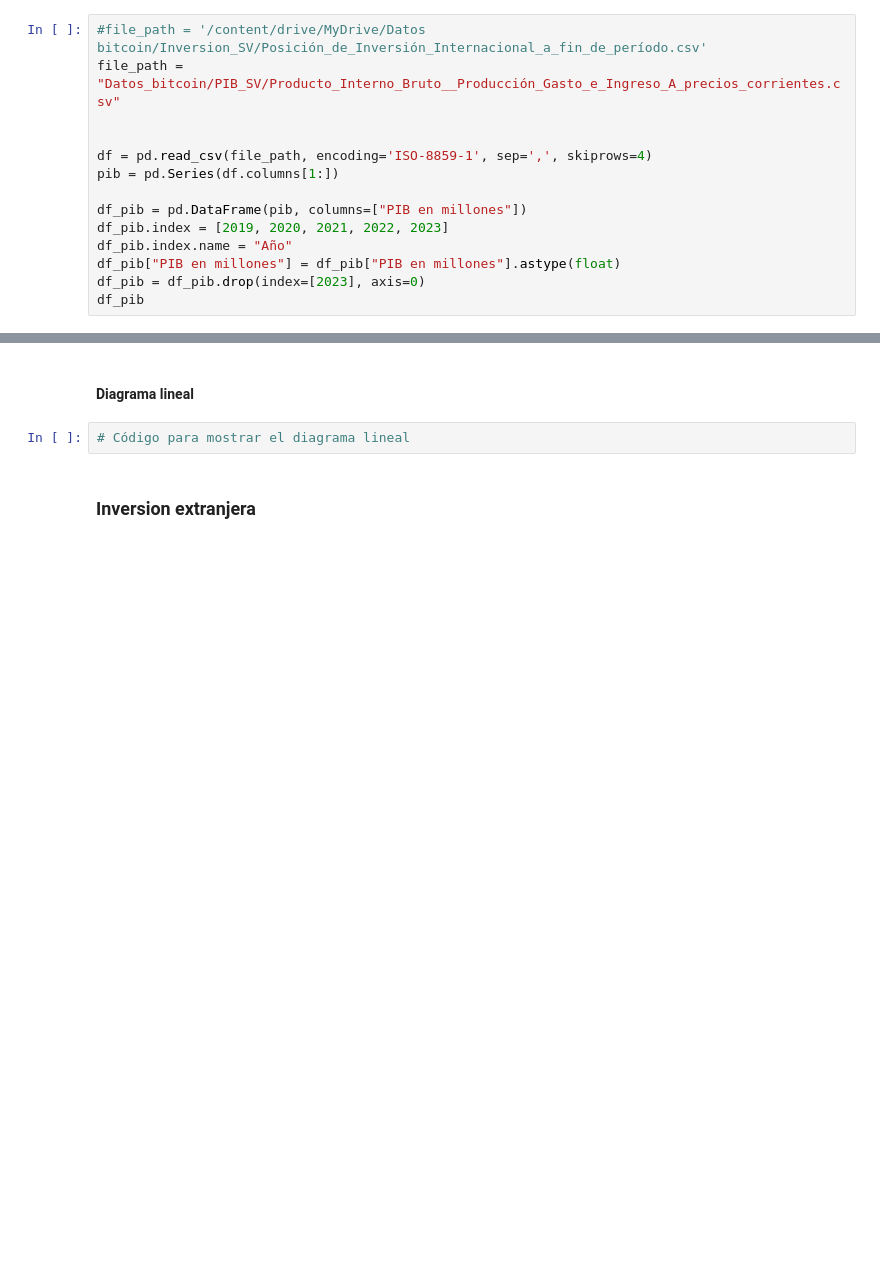
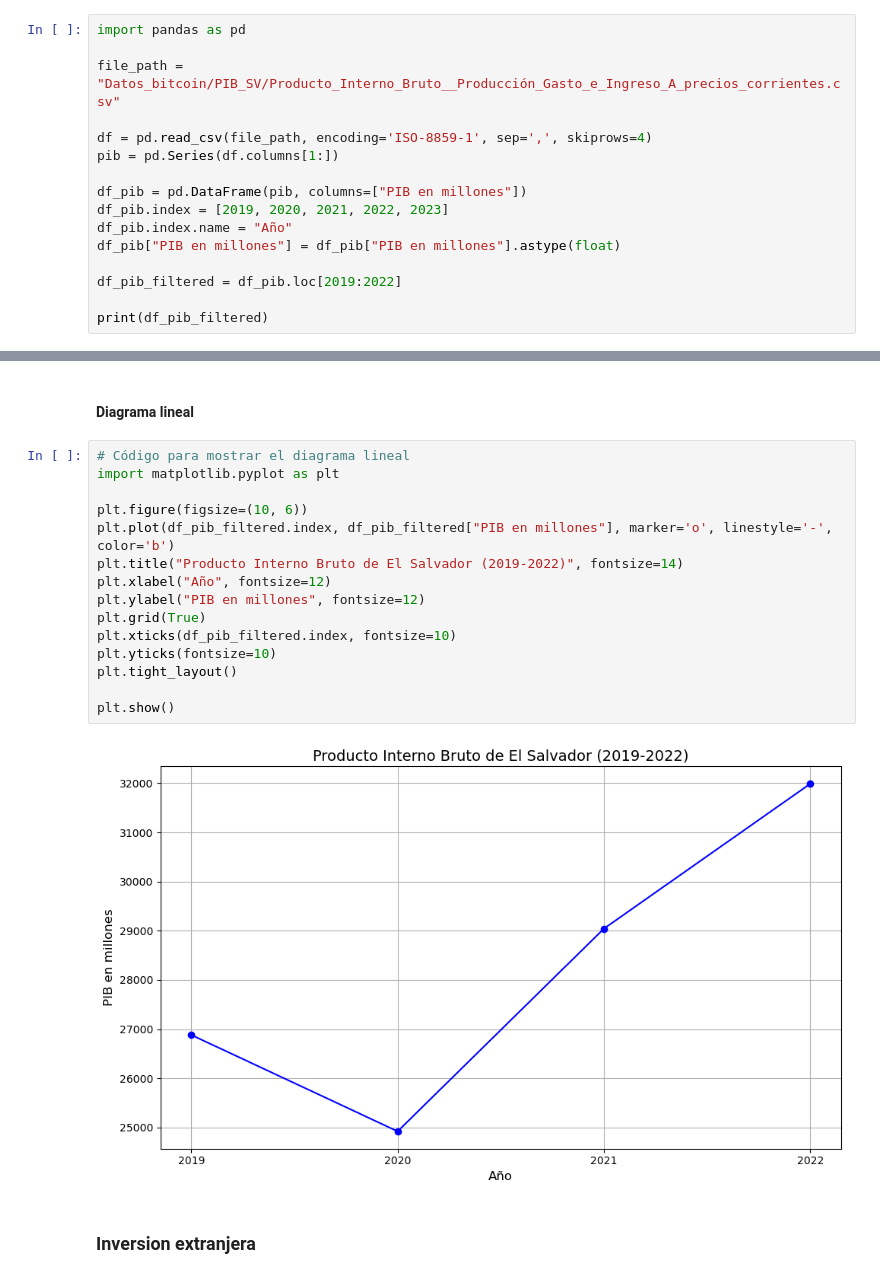
Before and after one commit to JosueRodriguezSams/CriptoSV---Samsung, a Jupyter notebook: Analisis_impacto_del_bitcoin.ipynb, the cells around one changed output, grey strips where cells are left out. Drawn from its saved outputs; the diff is of its cells as text; blank space fills up the shorter version.

```diff
--- a/Analisis_impacto_del_bitcoin.ipynb
+++ b/Analisis_impacto_del_bitcoin.ipynb
@@ -136,9 +136,9 @@ plt.show()
 # %% [markdown]
 ### Producto interno bruto (PIB) de El Salvador
 # %%
-#file_path = '/content/drive/MyDrive/Datos bitcoin/Inversion_SV/Posición_de_Inversión_Internacional_a_fin_de_período.csv'
+import pandas as pd
+
 file_path = "Datos_bitcoin/PIB_SV/Producto_Interno_Bruto__Producción_Gasto_e_Ingreso_A_precios_corrientes.csv"
-
 
 df = pd.read_csv(file_path, encoding='ISO-8859-1', sep=',', skiprows=4)
 pib = pd.Series(df.columns[1:])
@@ -147,6 +147,8 @@ df_pib = pd.DataFrame(pib, columns=["PIB en millones"])
 df_pib.index = [2019, 2020, 2021, 2022, 2023]
 df_pib.index.name = "Año"
 df_pib["PIB en millones"] = df_pib["PIB en millones"].astype(float)
-df_pib = df_pib.drop(index=[2023], axis=0)
-df_pib
+
+df_pib_filtered = df_pib.loc[2019:2022]
+
+print(df_pib_filtered)
 # %% [output]
@@ -160,6 +162,21 @@ df_pib
 #### Diagrama lineal
 # %%
 # Código para mostrar el diagrama lineal
+import matplotlib.pyplot as plt
+
+plt.figure(figsize=(10, 6))
+plt.plot(df_pib_filtered.index, df_pib_filtered["PIB en millones"], marker='o', linestyle='-', color='b')
+plt.title("Producto Interno Bruto de El Salvador (2019-2022)", fontsize=14)
+plt.xlabel("Año", fontsize=12)
+plt.ylabel("PIB en millones", fontsize=12)
+plt.grid(True)
+plt.xticks(df_pib_filtered.index, fontsize=10)
+plt.yticks(fontsize=10)
+plt.tight_layout()
+
+plt.show()
+# %% [output]
+[figure, added]
 # %% [markdown]
 ### Inversion extranjera
 # %%
```
Also changed, not shown: parts of 3 cells of this notebook.
